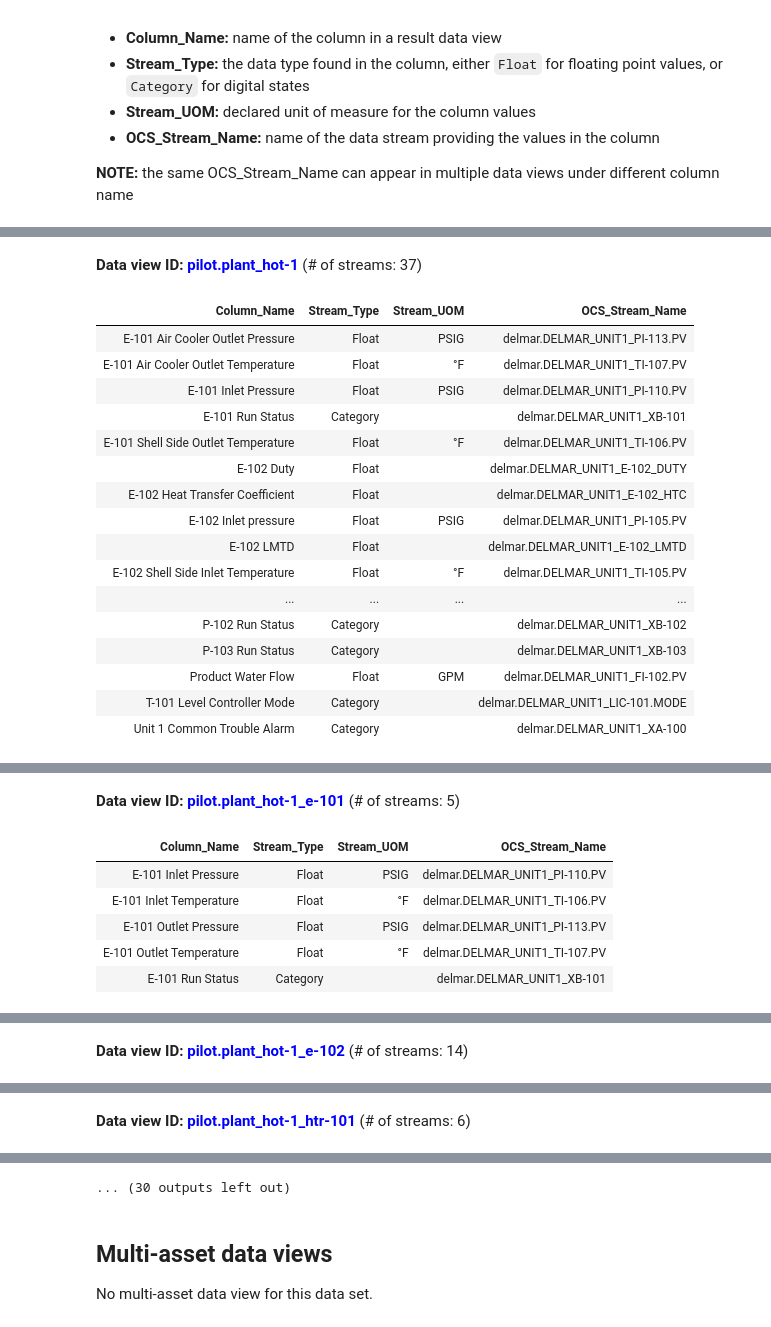
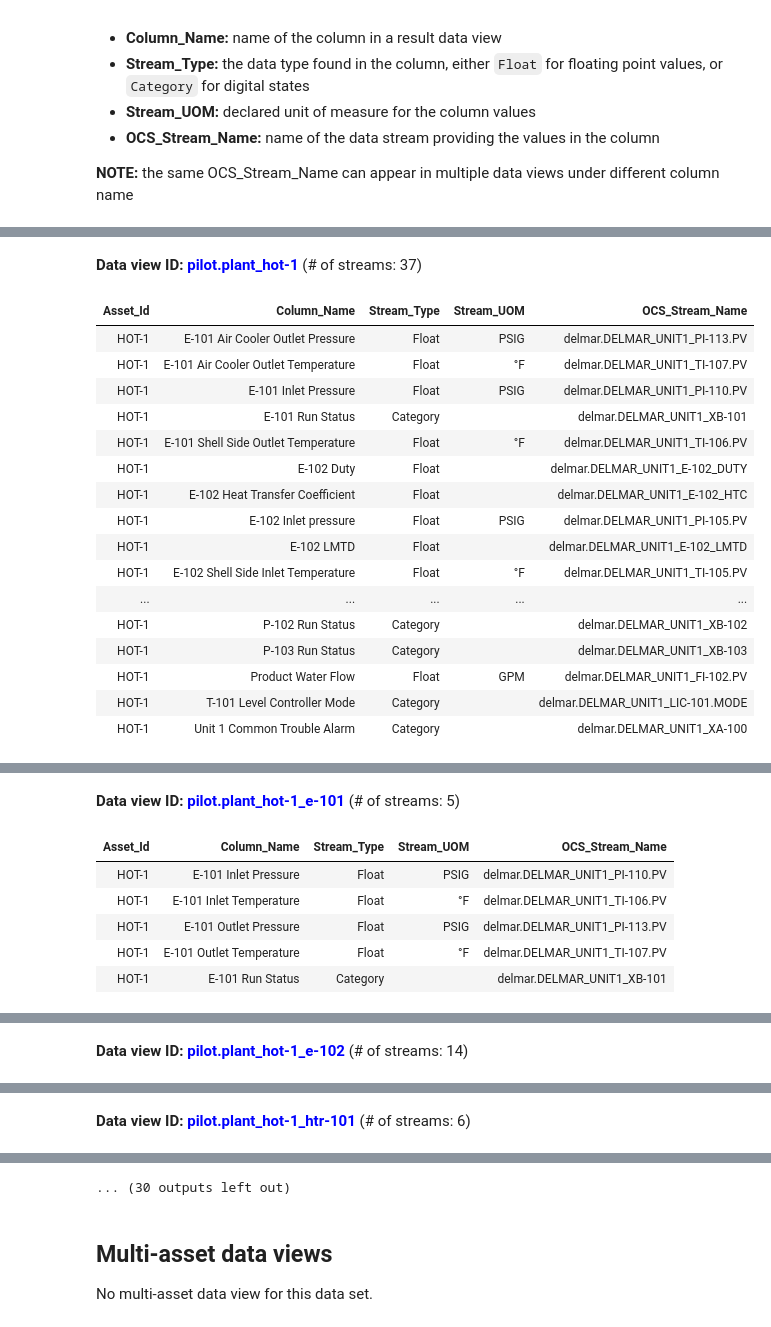
Before and after one commit to academic-hub/datasets, a Jupyter notebook: Pilot_Plant_Dataset_Doc.ipynb, the cells around one changed output, grey strips where cells are left out. Saved outputs shown, nothing was run; the diff lists cells and outputs as text; code cells hidden in the pictures.

```diff
--- a/Pilot_Plant_Dataset_Doc.ipynb
+++ b/Pilot_Plant_Dataset_Doc.ipynb
@@ -324,41 +275,41 @@ defined by a set of rows with the following columns:
 **NOTE:** the same OCS_Stream_Name can appear in multiple data views under different column name
 # %%
 for dv_id in dataviews_hot_1 + dataviews_hot_3:
-    dv_df = hub.dataview_definition(namespace_id, dv_id)[dataview_info]
+    dv_df = hub.dataview_definition(namespace_id, dv_id)
     display(HTML("<hr></hr>"))
     display(
         Markdown(
             f'**Data view ID: <span style="color:blue">{dv_id}</span>** (# of streams: {len(dv_df.index)})'
         )
     )
     display_df(dv_df)
 # %% [output]
 [interactive output not drawn]
 **Data view ID: <span style="color:blue">pilot.plant_hot-1</span>** (# of streams: 37)
-| Column_Name | Stream_Type | Stream_UOM | OCS_Stream_Name |
-| E-101 Air Cooler Outlet Pressure | Float | PSIG | delmar.DELMAR_UNIT1_PI-113.PV |
-| E-101 Air Cooler Outlet Temperature | Float | °F | delmar.DELMAR_UNIT1_TI-107.PV |
-| E-101 Inlet Pressure | Float | PSIG | delmar.DELMAR_UNIT1_PI-110.PV |
-| E-101 Run Status | Category |  | delmar.DELMAR_UNIT1_XB-101 |
-| E-101 Shell Side Outlet Temperature | Float | °F | delmar.DELMAR_UNIT1_TI-106.PV |
-| E-102 Duty | Float |  | delmar.DELMAR_UNIT1_E-102_DUTY |
-| E-102 Heat Transfer Coefficient | Float |  | delmar.DELMAR_UNIT1_E-102_HTC |
-| E-102 Inlet pressure | Float | PSIG | delmar.DELMAR_UNIT1_PI-105.PV |
-| E-102 LMTD | Float |  | delmar.DELMAR_UNIT1_E-102_LMTD |
-| E-102 Shell Side Inlet Temperature | Float | °F | delmar.DELMAR_UNIT1_TI-105.PV |
-| ... | ... | ... | ... |
-| P-102 Run Status | Category |  | delmar.DELMAR_UNIT1_XB-102 |
-| P-103 Run Status | Category |  | delmar.DELMAR_UNIT1_XB-103 |
-| Product Water Flow | Float | GPM | delmar.DELMAR_UNIT1_FI-102.PV |
-| T-101 Level Controller Mode | Category |  | delmar.DELMAR_UNIT1_LIC-101.MODE |
-| Unit 1 Common Trouble Alarm | Category |  | delmar.DELMAR_UNIT1_XA-100 |
+| Asset_Id | Column_Name | Stream_Type | Stream_UOM | OCS_Stream_Name |
+| HOT-1 | E-101 Air Cooler Outlet Pressure | Float | PSIG | delmar.DELMAR_UNIT1_PI-113.PV |
+| HOT-1 | E-101 Air Cooler Outlet Temperature | Float | °F | delmar.DELMAR_UNIT1_TI-107.PV |
+| HOT-1 | E-101 Inlet Pressure | Float | PSIG | delmar.DELMAR_UNIT1_PI-110.PV |
+| HOT-1 | E-101 Run Status | Category |  | delmar.DELMAR_UNIT1_XB-101 |
+| HOT-1 | E-101 Shell Side Outlet Temperature | Float | °F | delmar.DELMAR_UNIT1_TI-106.PV |
+| HOT-1 | E-102 Duty | Float |  | delmar.DELMAR_UNIT1_E-102_DUTY |
+| HOT-1 | E-102 Heat Transfer Coefficient | Float |  | delmar.DELMAR_UNIT1_E-102_HTC |
+| HOT-1 | E-102 Inlet pressure | Float | PSIG | delmar.DELMAR_UNIT1_PI-105.PV |
+| HOT-1 | E-102 LMTD | Float |  | delmar.DELMAR_UNIT1_E-102_LMTD |
+| HOT-1 | E-102 Shell Side Inlet Temperature | Float | °F | delmar.DELMAR_UNIT1_TI-105.PV |
+| ... | ... | ... | ... | ... |
+| HOT-1 | P-102 Run Status | Category |  | delmar.DELMAR_UNIT1_XB-102 |
+| HOT-1 | P-103 Run Status | Category |  | delmar.DELMAR_UNIT1_XB-103 |
+| HOT-1 | Product Water Flow | Float | GPM | delmar.DELMAR_UNIT1_FI-102.PV |
+| HOT-1 | T-101 Level Controller Mode | Category |  | delmar.DELMAR_UNIT1_LIC-101.MODE |
+| HOT-1 | Unit 1 Common Trouble Alarm | Category |  | delmar.DELMAR_UNIT1_XA-100 |
 [interactive output not drawn]
 **Data view ID: <span style="color:blue">pilot.plant_hot-1_e-101</span>** (# of streams: 5)
-| Column_Name | Stream_Type | Stream_UOM | OCS_Stream_Name |
-| E-101 Inlet Pressure | Float | PSIG | delmar.DELMAR_UNIT1_PI-110.PV |
-| E-101 Inlet Temperature | Float | °F | delmar.DELMAR_UNIT1_TI-106.PV |
-| E-101 Outlet Pressure | Float | PSIG | delmar.DELMAR_UNIT1_PI-113.PV |
-| E-101 Outlet Temperature | Float | °F | delmar.DELMAR_UNIT1_TI-107.PV |
-| E-101 Run Status | Category |  | delmar.DELMAR_UNIT1_XB-101 |
+| Asset_Id | Column_Name | Stream_Type | Stream_UOM | OCS_Stream_Name |
+| HOT-1 | E-101 Inlet Pressure | Float | PSIG | delmar.DELMAR_UNIT1_PI-110.PV |
+| HOT-1 | E-101 Inlet Temperature | Float | °F | delmar.DELMAR_UNIT1_TI-106.PV |
+| HOT-1 | E-101 Outlet Pressure | Float | PSIG | delmar.DELMAR_UNIT1_PI-113.PV |
+| HOT-1 | E-101 Outlet Temperature | Float | °F | delmar.DELMAR_UNIT1_TI-107.PV |
+| HOT-1 | E-101 Run Status | Category |  | delmar.DELMAR_UNIT1_XB-101 |
 [interactive output not drawn]
 **Data view ID: <span style="color:blue">pilot.plant_hot-1_e-102</span>** (# of streams: 14)
```
Also changed, not shown: parts of 11 cells of this notebook.
